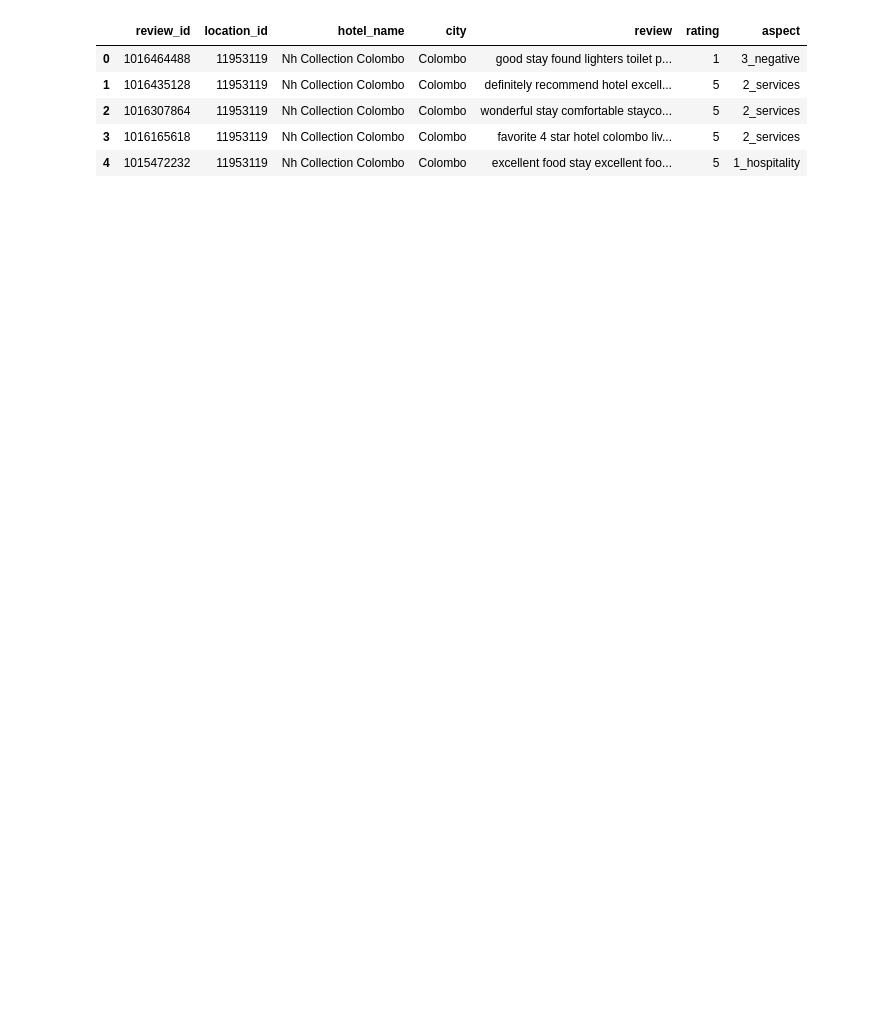
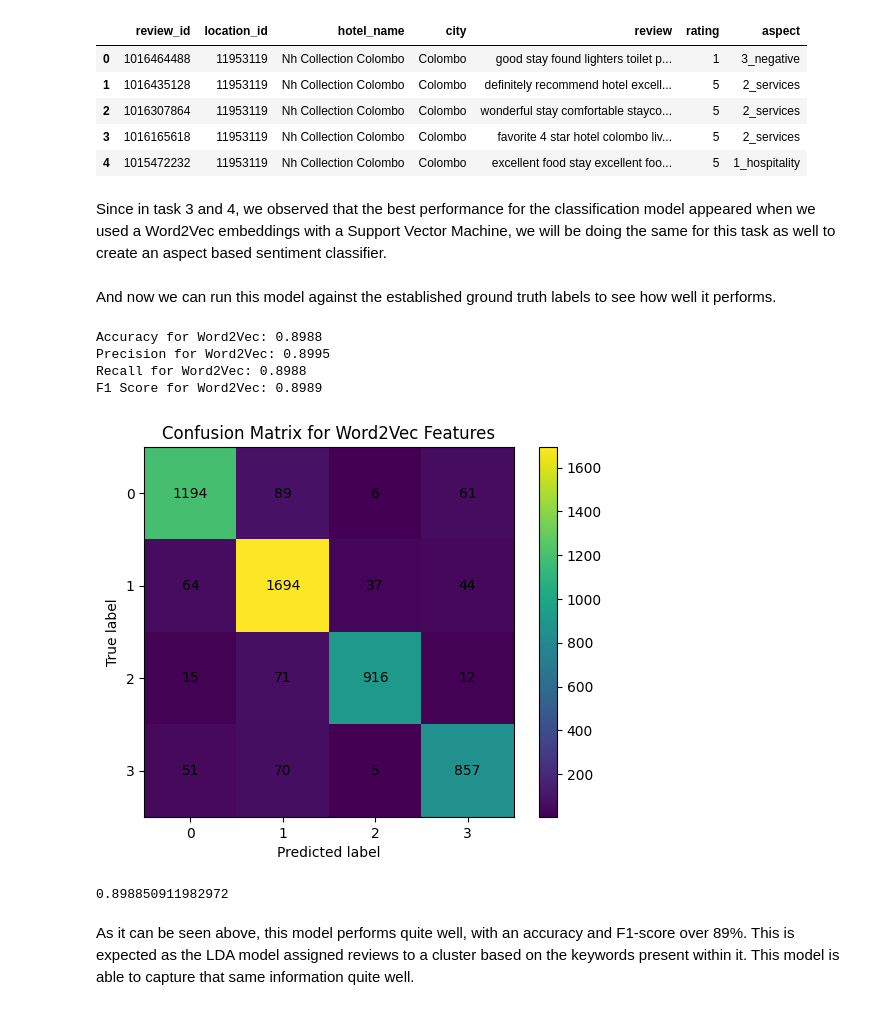
Before and after one commit to kaneeldias/sri-lanka-hotel-reviews, a Jupyter notebook: task-6-text-clustering-as-a-proxy-for-ground-truth.ipynb, the cells around one changed output. Cells and saved outputs as stored; diff of their text form; code cells hidden in the pictures; blank space fills up the shorter version.

Commit message:
Complete task 6

```diff
--- a/task-6-text-clustering-as-a-proxy-for-ground-truth.ipynb
+++ b/task-6-text-clustering-as-a-proxy-for-ground-truth.ipynb
@@ -221,3 +225,36 @@ reviews.head()
 | 2 | 1016307864 | 11953119 | Nh Collection Colombo | Colombo | wonderful stay comfortable stayco... | 5 | 2_services |
 | 3 | 1016165618 | 11953119 | Nh Collection Colombo | Colombo | favorite 4 star hotel colombo liv... | 5 | 2_services |
 | 4 | 1015472232 | 11953119 | Nh Collection Colombo | Colombo | excellent food stay excellent foo... | 5 | 1_hospitality |
+# %% [markdown]
+Since in task 3 and 4, we observed that the best performance for the classification model appeared when we used a Word2Vec embeddings with a Support Vector Machine, we will be doing the same for this task as well to create an aspect based sentiment classifier.
+# %%
+word2vec_data = pd.read_csv('feature_matrix_word2vec.csv')
+ground_truth = reviews['aspect'].values
+# %%
+def classifier(features, ground_truth, name, clf):
+    y_pred = cross_val_predict(clf, features, ground_truth, cv=5)
+    print(f'Accuracy for {name}: {accuracy_score(ground_truth, y_pred):.4f}')
+    print(f"Precision for {name}: {precision_score(ground_truth, y_pred, average='weighted'):.4f}")
+    print(f"Recall for {name}: {recall_score(ground_truth, y_pred, average='weighted'):.4f}")
+    print(f"F1 Score for {name}: {f1_score(ground_truth, y_pred, average='weighted'):.4f}")
+
+    cm = confusion_matrix(ground_truth, y_pred)
+    disp = ConfusionMatrixDisplay(confusion_matrix=cm)
+    disp.plot(text_kw={'color': 'black'})
+    plt.title(f'Confusion Matrix for {name} Features')
+    plt.show()
+
+    return f1_score(ground_truth, y_pred, average='weighted')
+# %% [markdown]
+And now we can run this model against the established ground truth labels to see how well it performs.
+# %%
+classifier(word2vec_data, ground_truth, "Word2Vec", SVC(kernel='linear'))
+# %% [output]
+Accuracy for Word2Vec: 0.8988
+Precision for Word2Vec: 0.8995
+Recall for Word2Vec: 0.8988
+F1 Score for Word2Vec: 0.8989
+[figure, added]
+0.898850911982972
+# %% [markdown]
+As it can be seen above, this model performs quite well, with an accuracy and F1-score over 89%. This is expected as the LDA model assigned reviews to a cluster based on the keywords present within it. This model is able to capture that same information quite well.
```
Also changed, not shown: parts of 2 cells of this notebook, 1 other file.
